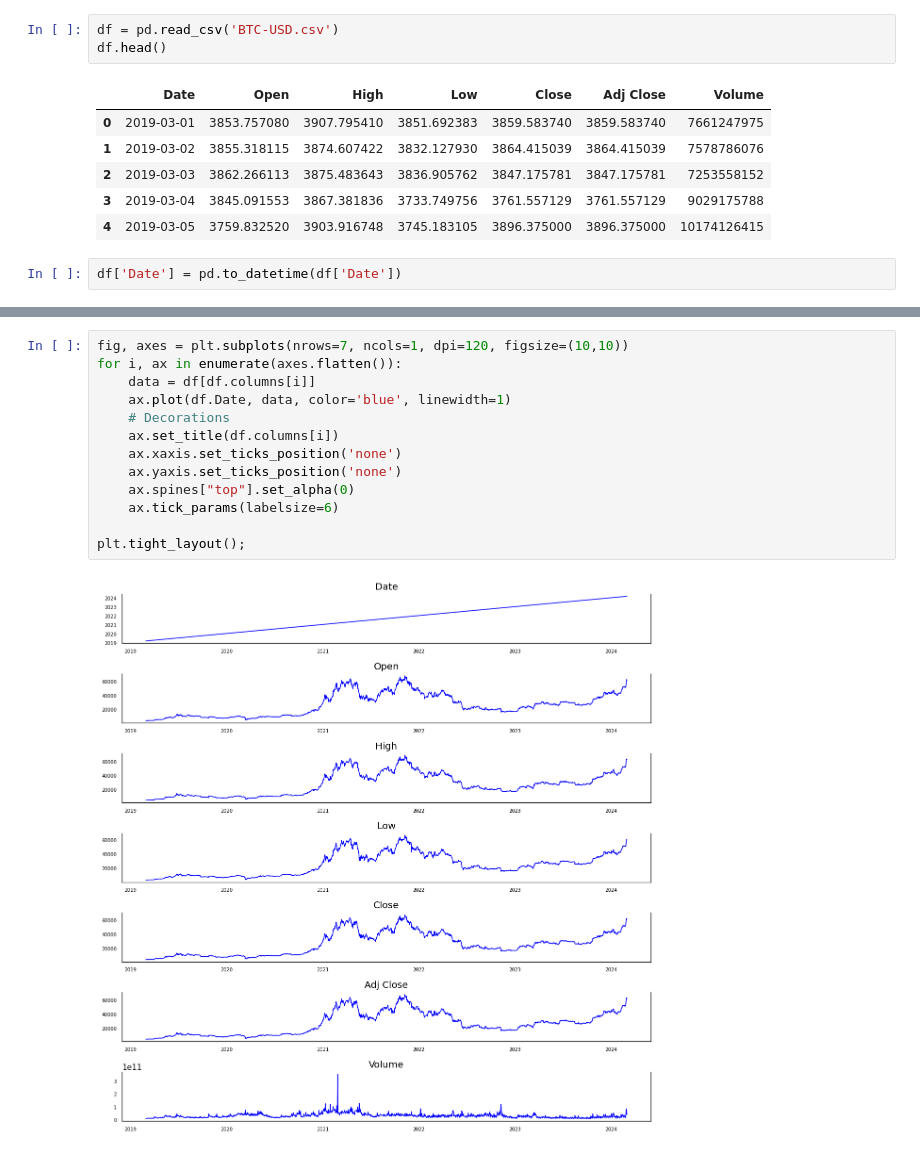
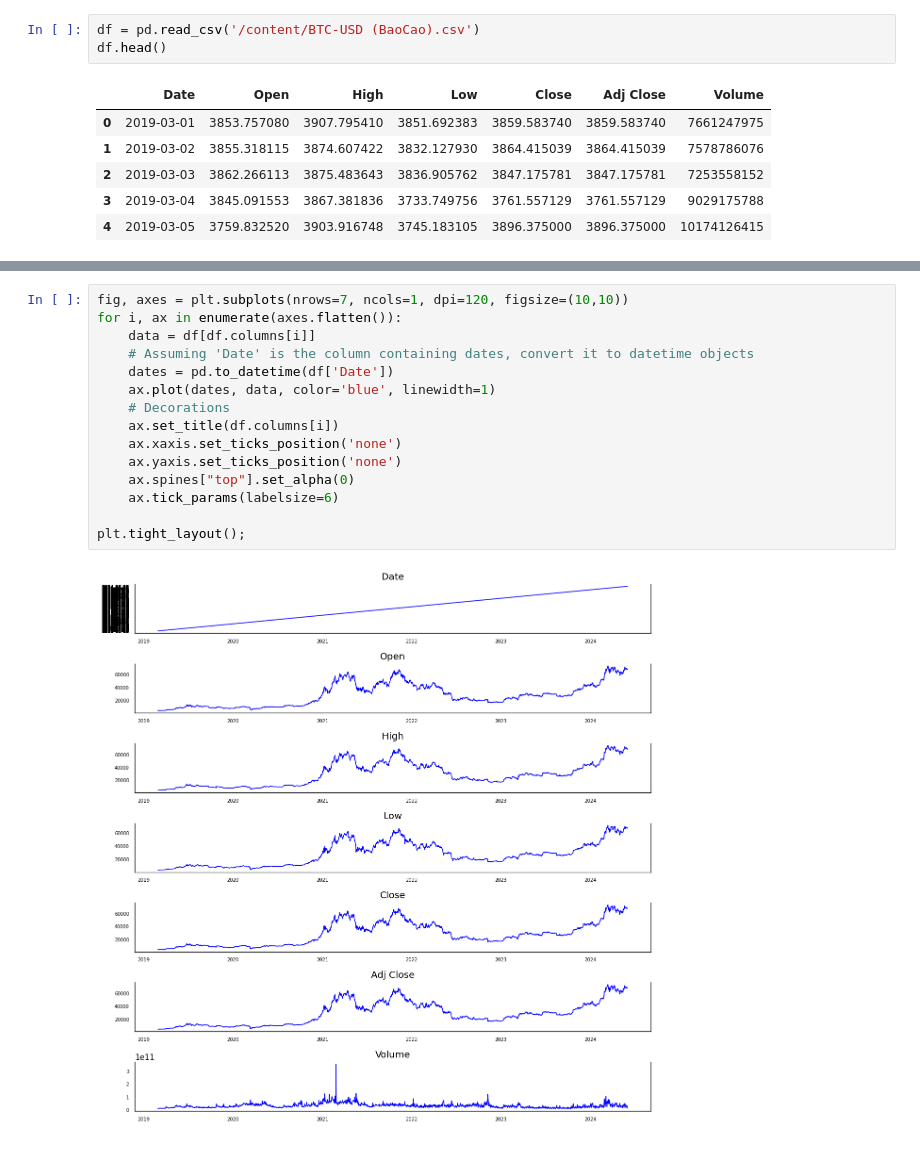
Before and after one commit to Kao2-03/IS403_O21_17, a Jupyter notebook: Model/VAR/Team17_Var_BTC.ipynb, the cells around one changed output, grey strips where cells are left out. Cells and saved outputs as stored; diff of their text form.

```diff
--- a/Model/VAR/Team17_Var_BTC.ipynb
+++ b/Model/VAR/Team17_Var_BTC.ipynb
@@ -13,5 +21,5 @@ from statsmodels.tools.eval_measures import rmse, aic
 # %%
-df = pd.read_csv('BTC-USD.csv')
+df = pd.read_csv('/content/BTC-USD (BaoCao).csv')
 df.head()
 # %% [output]
 |  | Date | Open | High | Low | Close | Adj Close | Volume |
@@ -20,5 +28,3 @@ df.head()
 | 2 | 2019-03-03 | 3862.266113 | 3875.483643 | 3836.905762 | 3847.175781 | 3847.175781 | 7253558152 |
 | 3 | 2019-03-04 | 3845.091553 | 3867.381836 | 3733.749756 | 3761.557129 | 3761.557129 | 9029175788 |
 | 4 | 2019-03-05 | 3759.832520 | 3903.916748 | 3745.183105 | 3896.375000 | 3896.375000 | 10174126415 |
-# %%
-df['Date'] = pd.to_datetime(df['Date'])
@@ -25,15 +47,17 @@ df['Date'] = pd.to_datetime(df['Date'])
 # %%
 fig, axes = plt.subplots(nrows=7, ncols=1, dpi=120, figsize=(10,10))
 for i, ax in enumerate(axes.flatten()):
     data = df[df.columns[i]]
-    ax.plot(df.Date, data, color='blue', linewidth=1)
+    # Assuming 'Date' is the column containing dates, convert it to datetime objects
+    dates = pd.to_datetime(df['Date'])
+    ax.plot(dates, data, color='blue', linewidth=1)
     # Decorations
     ax.set_title(df.columns[i])
     ax.xaxis.set_ticks_position('none')
     ax.yaxis.set_ticks_position('none')
     ax.spines["top"].set_alpha(0)
     ax.tick_params(labelsize=6)
 
 plt.tight_layout();
 # %% [output]
-[figure, old version]
+[figure, new version]
```
Also changed, not shown: parts of 22 cells of this notebook, 5 other files.
